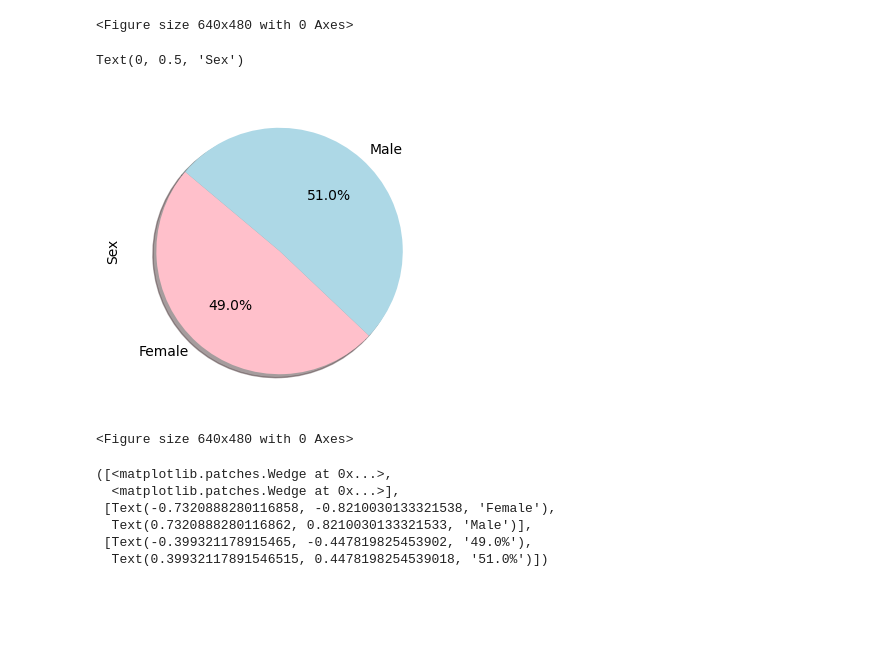
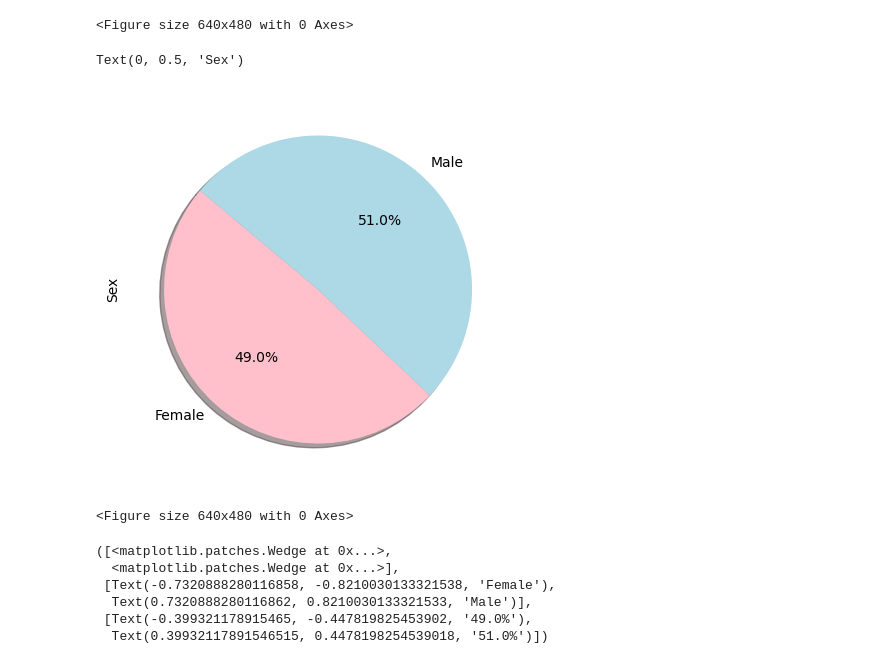
Before and after one commit to KyleKohlmeyer/Matplotlib_Challenge, a Jupyter notebook: pymaceuticals_code.ipynb, the cells around one changed output. Cells and saved outputs as stored; diff of their text form; code cells hidden in the pictures; blank space fills up the shorter version.

```diff
--- a/pymaceuticals_code.ipynb
+++ b/pymaceuticals_code.ipynb
@@ -224,19 +224,19 @@ Text(0, 0.5, 'Number of rows')
 # %%
 # Generate a pie plot showing the distribution of female versus male mice using Pandas
 
 # Grouping by sex and finding the count
 individual_sex_df = clean_results_df.groupby(["Sex"])
 mice_sex = individual_sex_df["Mouse ID"].count()
 
 # Making chart
 colors = ["pink", "lightblue"]
-count_chart = mice_sex.plot(kind='pie', figsize=(4,4), colors=colors, autopct="%1.1f%%", shadow=True, startangle=140)
+count_chart = mice_sex.plot(kind='pie', figsize=(5,5), colors=colors, autopct="%1.1f%%", shadow=True, startangle=140)
 plt.ylabel("Sex")
 plt.show()
 plt.tight_layout()
 # %% [output]
 Text(0, 0.5, 'Sex')
-[figure, old version]
+[figure, new version]
 <Figure size 640x480 with 0 Axes>
 # %%
 # Generate a pie plot showing the distribution of female versus male mice using pyplot
```
Also changed, not shown: parts of 5 cells of this notebook.
